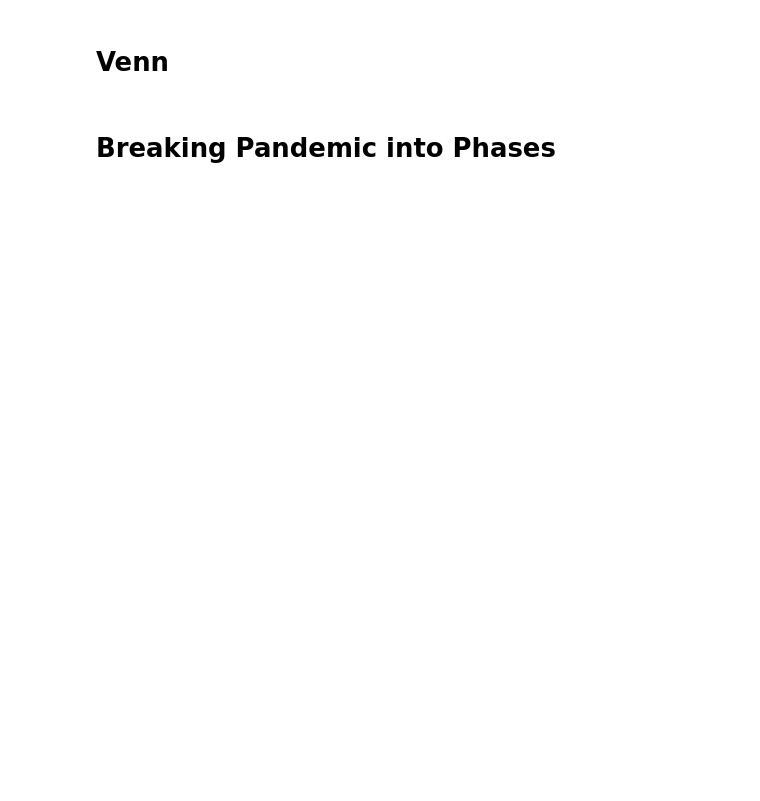
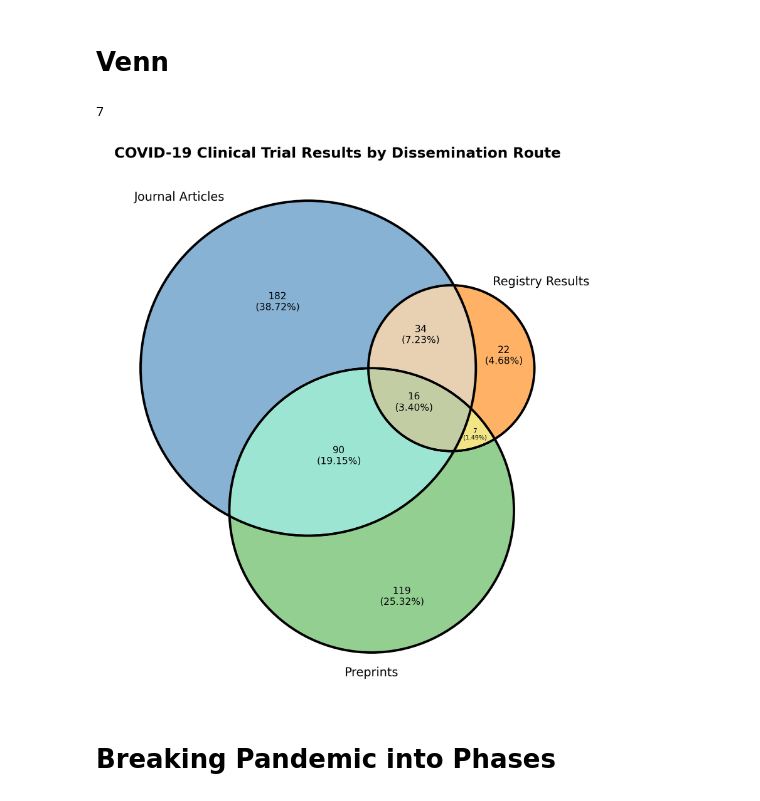
Before and after one commit to ebmdatalab/direcct-phase2-python, a Jupyter notebook: notebooks/7 Analysis.ipynb, the cells around one changed output. Cells and saved outputs as stored; diff of their text form; code cells hidden in the pictures; blank space fills up the shorter version.

```diff
--- a/notebooks/7 Analysis.ipynb
+++ b/notebooks/7 Analysis.ipynb
@@ -279,7 +324,9 @@ prep = venn_data.publication_preprint_adj == True
 art = venn_data.publication_article_adj == True
 reg = venn_data.publication_summary_adj == True
 # %%
-len(venn_data[art & prep & reg])
+len(venn_data[~art & reg & prep])
+# %% [output]
+7
 # %%
 colors = ['#377eb8', '#ff7f00', '#4daf4a','#f781bf', '#a65628', '#984ea3', '#999999', '#e41a1c', '#dede00']
 labels = ['Journal Articles', 'Registry Results', 'Preprints']
@@ -296,37 +343,39 @@ values = (len(venn_data[art & ~prep & ~reg]),
 # %%
 plt.figure(figsize=(8,8), dpi=300)
 v1 = venn3(
     subsets = values,
     set_labels = labels,
     set_colors = colors,
     subset_label_formatter = lambda x: str(x) + "\n(" + f"{(x/sum(values)):1.2%}" + ")",
     alpha = .6)
 
 for text in v1.set_labels:
     text.set_fontsize(10)
 
 for text in v1.subset_labels:
-    if text == v1.subset_labels[2]:
+    if text == v1.subset_labels[-2]:
         text.set_fontsize(5)
     else:
         text.set_fontsize(8)
 
 #Journal Only
 v1.get_label_by_id("100").set_x(-0.2)
 #All
-v1.get_label_by_id("111").set_x(.15)
-v1.get_label_by_id("111").set_y(.18)
+v1.get_label_by_id("111").set_x(.18)
+v1.get_label_by_id("111").set_y(.05)
 #Registry + preprint
-v1.get_label_by_id("011").set_y(.12)
-v1.get_label_by_id("011").set_x(.31)
+v1.get_label_by_id("011").set_y(-.04)
+v1.get_label_by_id("011").set_x(.35)
 #Registry Only
-v1.get_label_by_id("010").set_x(.35)
-v1.get_label_by_id("010").set_y(.28)
+v1.get_label_by_id("010").set_x(.43)
+v1.get_label_by_id("010").set_y(.18)
 
 venn3_circles(values)
 plt.title('COVID-19 Clinical Trial Results by Dissemination Route', fontweight='bold')
 #plt.savefig('reporting_venn.png')
 plt.show()
+# %% [output]
+[figure, added]
 # %% [markdown]
 # Breaking Pandemic into Phases
 # %%
```
Also changed, not shown: parts of 25 cells of this notebook, 1 other file.
